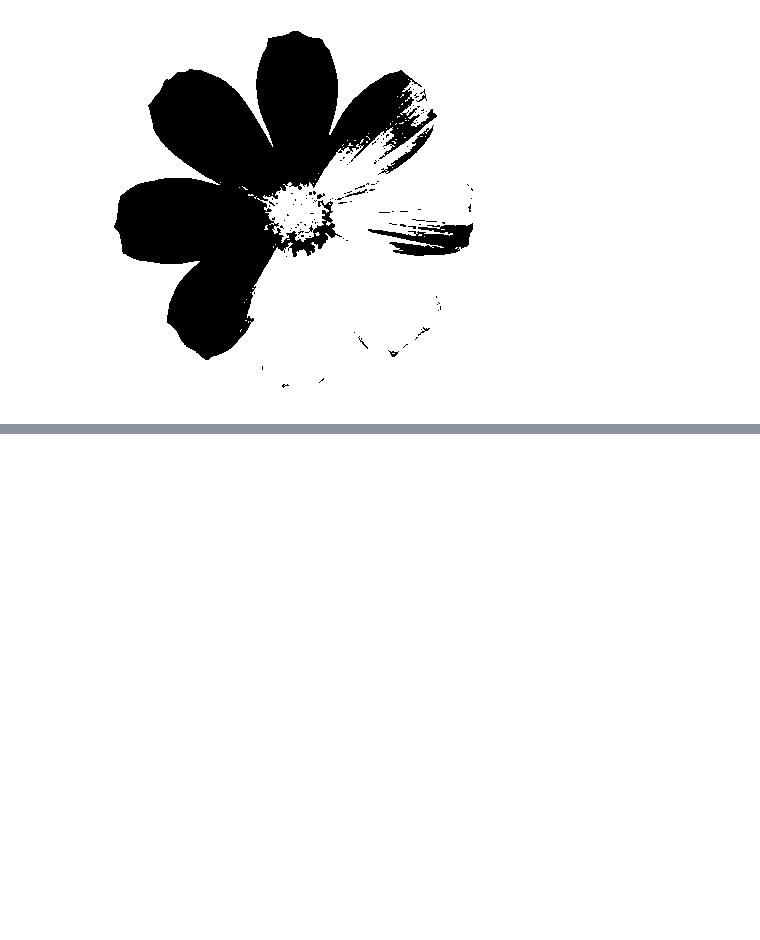
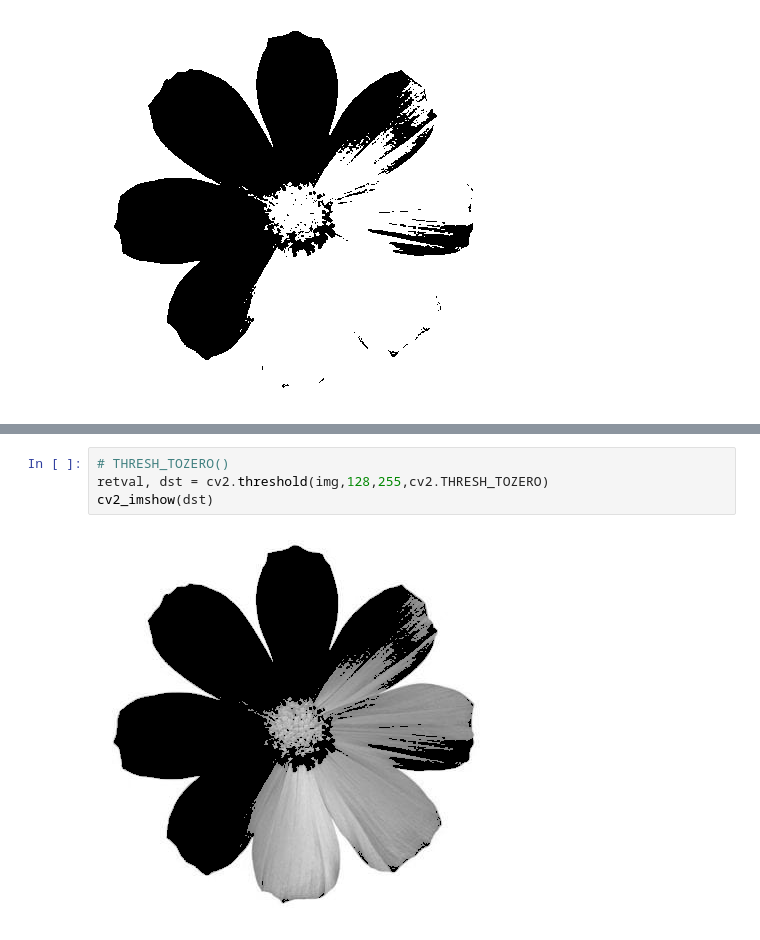
Before and after one commit to olzlt/OpenCV, a Jupyter notebook: opencv_05_binary.ipynb, the cells around one changed output, grey strips where cells are left out. Saved outputs shown, nothing was run; the diff lists cells and outputs as text; blank space fills up the shorter version.

```diff
--- a/opencv_05_binary.ipynb
+++ b/opencv_05_binary.ipynb
@@ -60,0 +79,6 @@ THRESH_TOZERO_INV
+# %%
+# THRESH_TOZERO()
+retval, dst = cv2.threshold(img,128,255,cv2.THRESH_TOZERO)
+cv2_imshow(dst)
+# %% [output]
+[figure, added]
```
Also changed, not shown: parts of 9 cells of this notebook.
